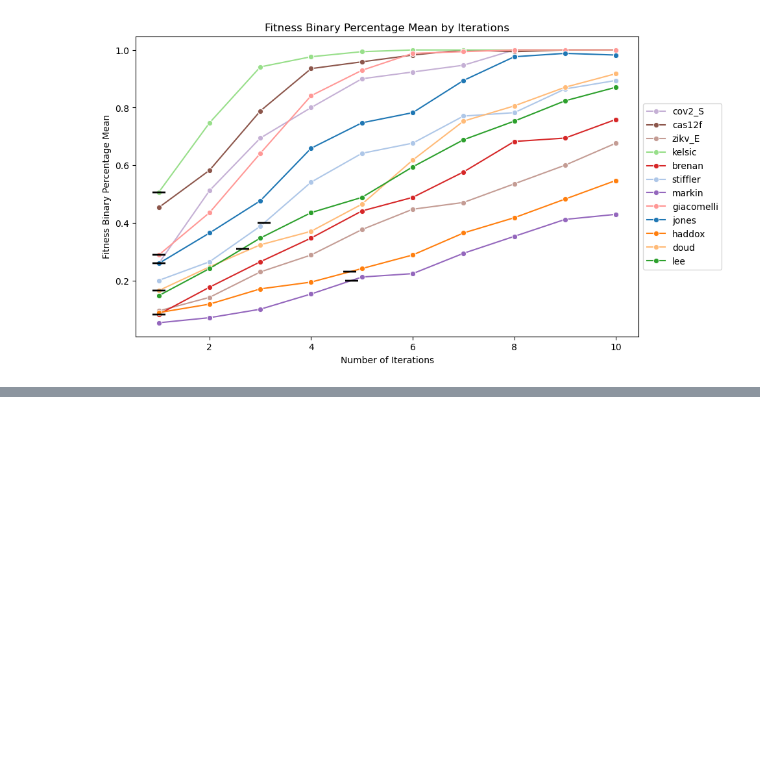
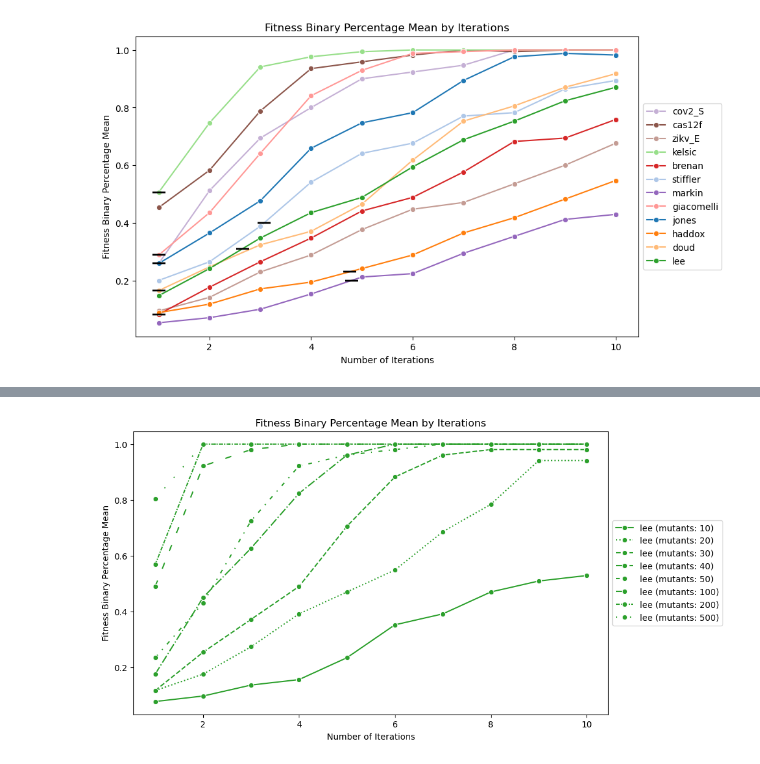
Before and after one commit to mat10d/EvolvePro, a Jupyter notebook: top-layer-metrics/across_rounds/across_rounds_new.ipynb, the cells around one changed output, grey strips where cells are left out. Cells and saved outputs as stored; diff of their text form; code cells hidden in the pictures; blank space fills up the shorter version.

```diff
--- a/top-layer-metrics/across_rounds/across_rounds_new.ipynb
+++ b/top-layer-metrics/across_rounds/across_rounds_new.ipynb
@@ -710,0 +802,4 @@ result_df_rounds.to_csv("results/result_df_rounds_15B.csv")
+# %%
+plot_round_by_round_comparison_num(result_df_num_lee, 'fitness_binary_percentage_mean')
+# %% [output]
+[figure, added]
```
Also changed, not shown: parts of 25 cells of this notebook, 28 other files.
